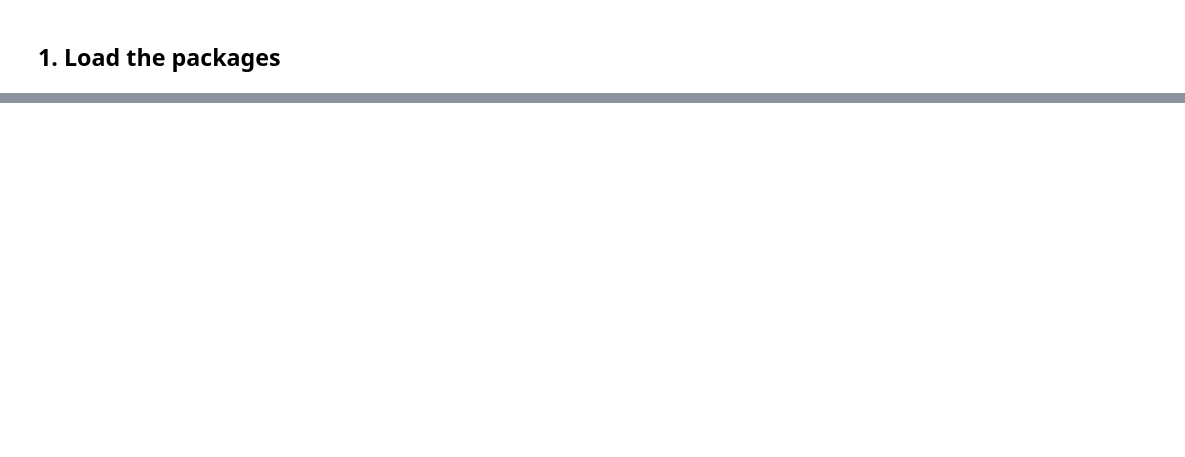
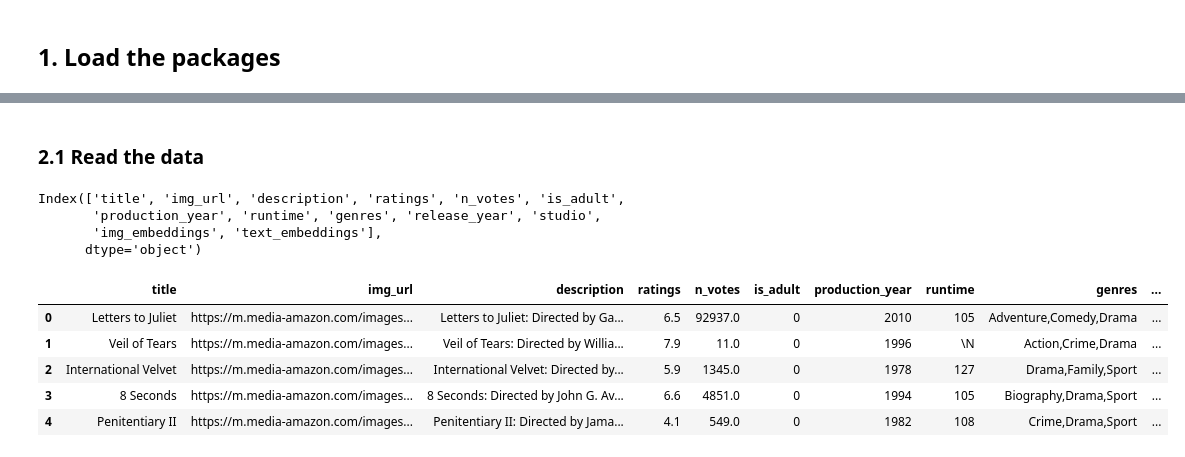
Before and after one commit to Siqi-Hu/LELEC2870-project, a Jupyter notebook: scripts/preprocessing.ipynb, the cells around one changed output, grey strips where cells are left out. Drawn from its saved outputs; the diff is of its cells as text; code cells hidden in the pictures; blank space fills up the shorter version.

```diff
--- a/scripts/preprocessing.ipynb
+++ b/scripts/preprocessing.ipynb
@@ -203,0 +20,2 @@ array([[ 0.60674157,  0.80919972,  1.11135356, ...,  0.99988544,
+# %% [markdown]
+### 2.1 Read the data
@@ -203,0 +30,16 @@ array([[ 0.60674157,  0.80919972,  1.11135356, ...,  0.99988544,
+# %%
+X1.columns
+# %% [output]
+Index(['title', 'img_url', 'description', 'ratings', 'n_votes', 'is_adult',
+       'production_year', 'runtime', 'genres', 'release_year', 'studio',
+       'img_embeddings', 'text_embeddings'],
+      dtype='object')
+# %%
+X1.head()
+# %% [output]
+|  | title | img_url | description | ratings | n_votes | is_adult | production_year | runtime | genres | ... |
+| 0 | Letters to Juliet | https://m.media-amazon.com/images... | Letters to Juliet: Directed by Ga... | 6.5 | 92937.0 | 0 | 2010 | 105 | Adventure,Comedy,Drama | ... |
+| 1 | Veil of Tears | https://m.media-amazon.com/images... | Veil of Tears: Directed by Willia... | 7.9 | 11.0 | 0 | 1996 | \N | Action,Crime,Drama | ... |
+| 2 | International Velvet | https://m.media-amazon.com/images... | International Velvet: Directed by... | 5.9 | 1345.0 | 0 | 1978 | 127 | Drama,Family,Sport | ... |
+| 3 | 8 Seconds | https://m.media-amazon.com/images... | 8 Seconds: Directed by John G. Av... | 6.6 | 4851.0 | 0 | 1994 | 105 | Biography,Drama,Sport | ... |
+| 4 | Penitentiary II | https://m.media-amazon.com/images... | Penitentiary II: Directed by Jama... | 4.1 | 549.0 | 0 | 1982 | 108 | Crime,Drama,Sport | ... |
```
Also changed, not shown: parts of 111 cells of this notebook, 1 other file.
